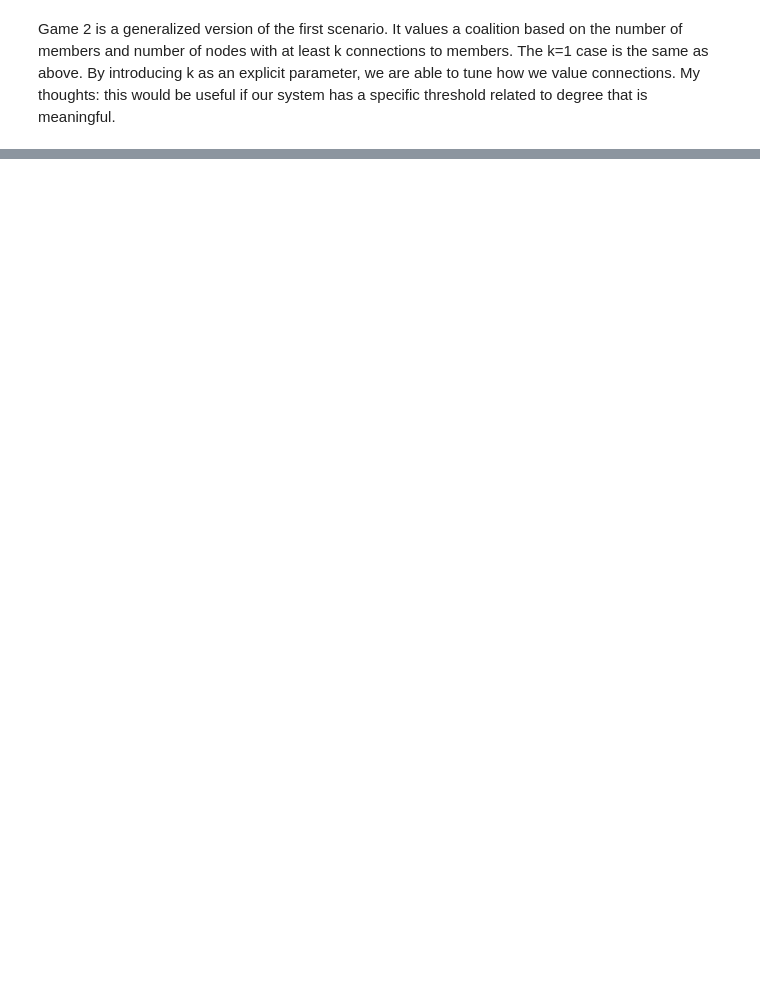
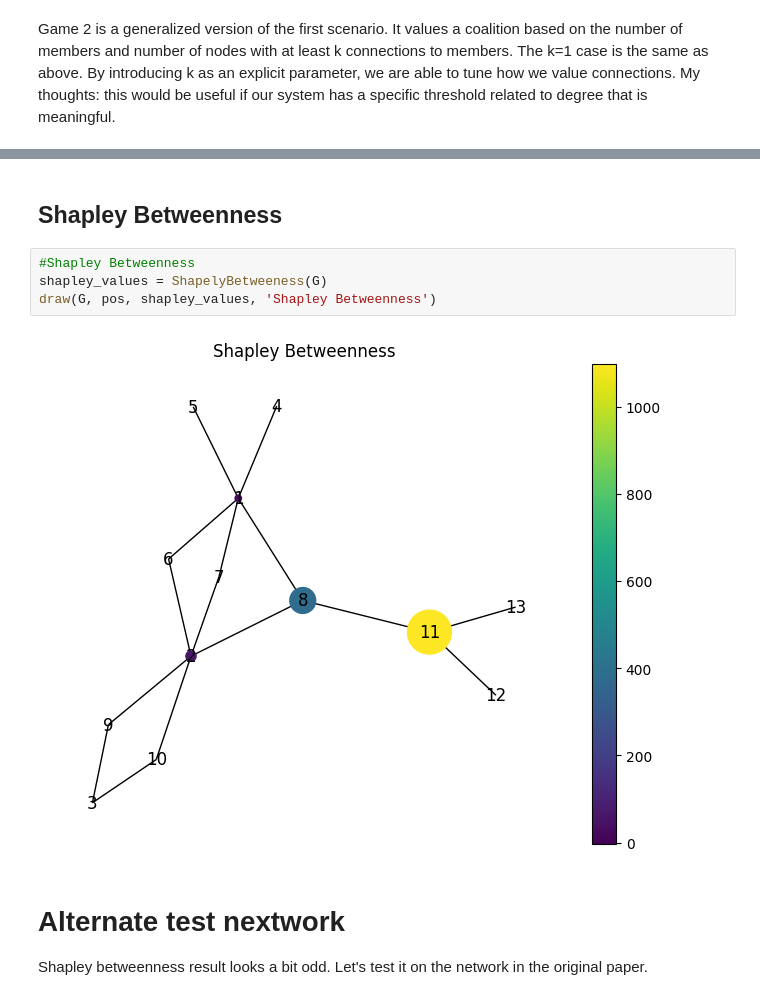
Before and after one commit to Abhaygoya/arxivAnalysis, a Jupyter notebook: modelNetwork.ipynb, the cells around one changed output, grey strips where cells are left out. Drawn from its saved outputs; the diff is of its cells as text; blank space fills up the shorter version.

Commit message:
Added shapley betweenness

```diff
--- a/modelNetwork.ipynb
+++ b/modelNetwork.ipynb
@@ -101,0 +102,12 @@ draw(G, pos, shapley_values, 'Shapley Value: Game 2')
+# %% [markdown]
+## Shapley Betweenness
+# %%
+#Shapley Betweenness
+shapley_values = ShapelyBetweeness(G)
+draw(G, pos, shapley_values, 'Shapley Betweenness')
+# %% [output]
+[figure, added]
+# %% [markdown]
+# Alternate test nextwork
+
+Shapley betweenness result looks a bit odd. Let's test it on the network in the original paper.
```
Also changed, not shown: parts of 11 cells of this notebook, 2 other files.
